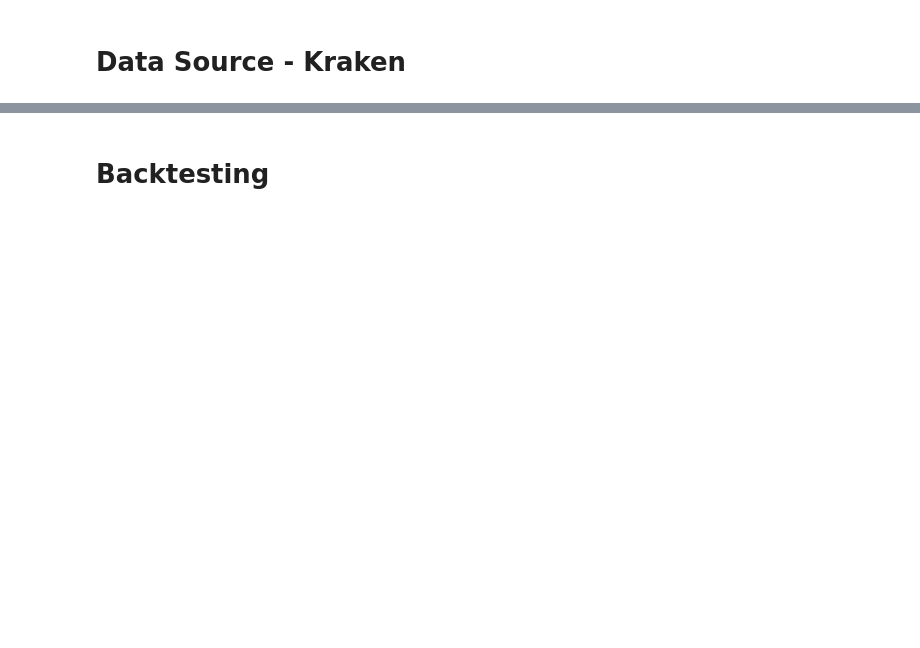
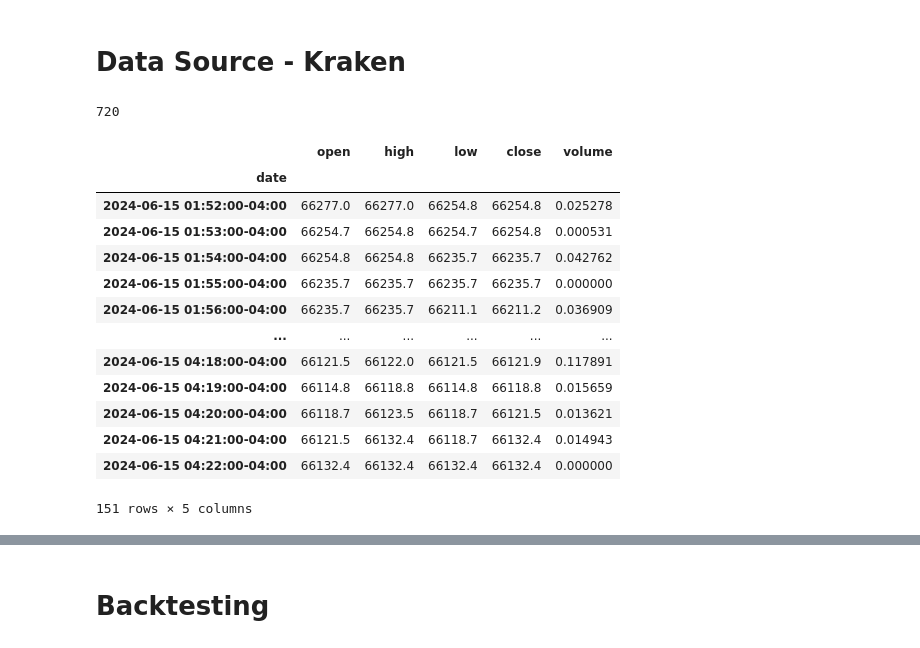
Before and after one commit to wthrajat/Mind-Bot-Algorithmic-Crypto-Trading-Bot, a Jupyter notebook: run.ipynb, the cells around one changed output, grey strips where cells are left out. Drawn from its saved outputs; the diff is of its cells as text; code cells hidden in the pictures; blank space fills up the shorter version.

```diff
--- a/run.ipynb
+++ b/run.ipynb
@@ -11,6 +13,22 @@
 # %%
 import crypto_stream
 # %%
-crypto_stream.fetch_historical_data(crypto='BTC/USD', interval='1m', no_of_data=720)
+crypto_stream.fetch_historical_data(crypto='BTC/USD', interval='1m', limit=720)
+# %% [output]
+720
+|  | open | high | low | close | volume |
+| date |  |  |  |  |  |
+| 2024-06-15 01:52:00-04:00 | 66277.0 | 66277.0 | 66254.8 | 66254.8 | 0.025278 |
+| 2024-06-15 01:53:00-04:00 | 66254.7 | 66254.8 | 66254.7 | 66254.8 | 0.000531 |
+| 2024-06-15 01:54:00-04:00 | 66254.8 | 66254.8 | 66235.7 | 66235.7 | 0.042762 |
+| 2024-06-15 01:55:00-04:00 | 66235.7 | 66235.7 | 66235.7 | 66235.7 | 0.000000 |
+| 2024-06-15 01:56:00-04:00 | 66235.7 | 66235.7 | 66211.1 | 66211.2 | 0.036909 |
+| ... | ... | ... | ... | ... | ... |
+| 2024-06-15 04:18:00-04:00 | 66121.5 | 66122.0 | 66121.5 | 66121.9 | 0.117891 |
+| 2024-06-15 04:19:00-04:00 | 66114.8 | 66118.8 | 66114.8 | 66118.8 | 0.015659 |
+| 2024-06-15 04:20:00-04:00 | 66118.7 | 66123.5 | 66118.7 | 66121.5 | 0.013621 |
+| 2024-06-15 04:21:00-04:00 | 66121.5 | 66132.4 | 66118.7 | 66132.4 | 0.014943 |
+| 2024-06-15 04:22:00-04:00 | 66132.4 | 66132.4 | 66132.4 | 66132.4 | 0.000000 |
+151 rows × 5 columns
 # %%
 crypto_stream.fetch_historical_data(crypto='BTC/USD', interval='1w', limit=720)
```
Also changed, not shown: parts of 6 cells of this notebook, 2 other files.
